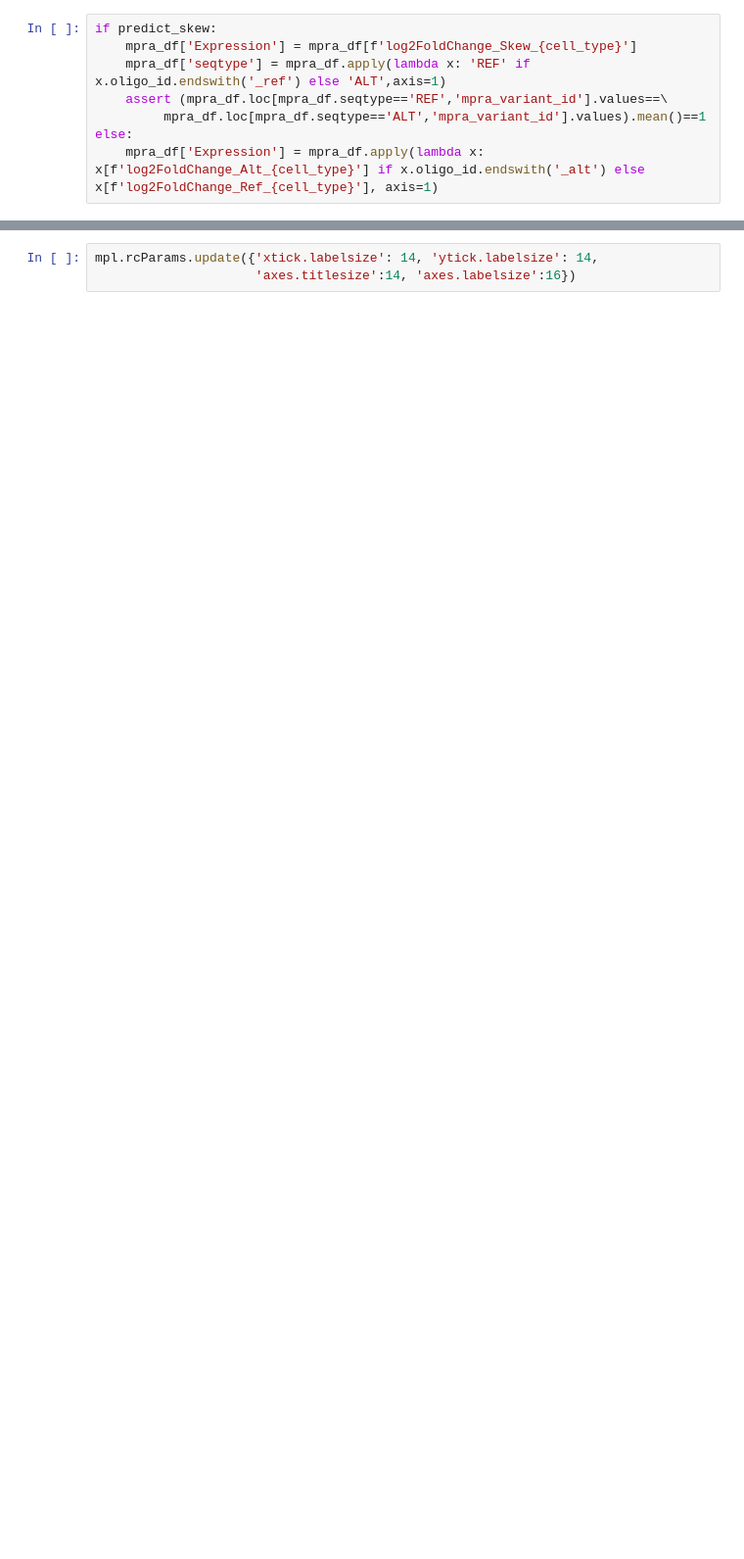
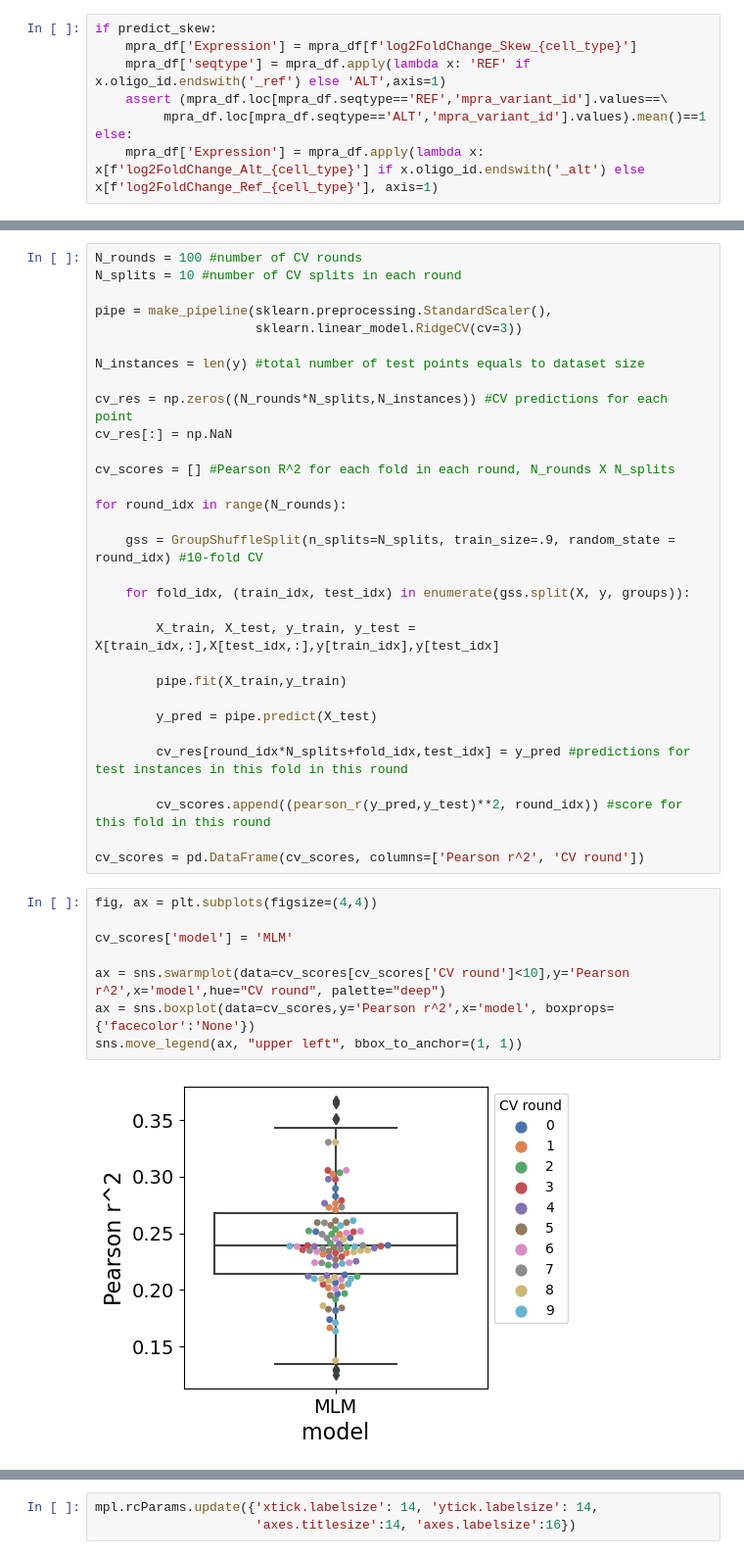
Before and after one commit to sergeyvilov/MLM, a Jupyter notebook: mammals_model/expression_griesemer.ipynb, the cells around one changed output, grey strips where cells are left out. Shown: that part at 98% size. Cells and saved outputs as stored; diff of their text form; blank space fills up the shorter version.

```diff
--- a/mammals_model/expression_griesemer.ipynb
+++ b/mammals_model/expression_griesemer.ipynb
@@ -348,0 +508,41 @@ clear_output()
+# %%
+N_rounds = 100 #number of CV rounds
+N_splits = 10 #number of CV splits in each round
+
+pipe = make_pipeline(sklearn.preprocessing.StandardScaler(),
+                     sklearn.linear_model.RidgeCV(cv=3))
+
+N_instances = len(y) #total number of test points equals to dataset size
+
+cv_res = np.zeros((N_rounds*N_splits,N_instances)) #CV predictions for each point
+cv_res[:] = np.NaN
+
+cv_scores = [] #Pearson R^2 for each fold in each round, N_rounds X N_splits
+
+for round_idx in range(N_rounds):
+
+    gss = GroupShuffleSplit(n_splits=N_splits, train_size=.9, random_state = round_idx) #10-fold CV
+
+    for fold_idx, (train_idx, test_idx) in enumerate(gss.split(X, y, groups)):
+
+        X_train, X_test, y_train, y_test = X[train_idx,:],X[test_idx,:],y[train_idx],y[test_idx]
+
+        pipe.fit(X_train,y_train)
+
+        y_pred = pipe.predict(X_test)
+
+        cv_res[round_idx*N_splits+fold_idx,test_idx] = y_pred #predictions for test instances in this fold in this round
+
+        cv_scores.append((pearson_r(y_pred,y_test)**2, round_idx)) #score for this fold in this round
+
+cv_scores = pd.DataFrame(cv_scores, columns=['Pearson r^2', 'CV round'])
+# %%
+fig, ax = plt.subplots(figsize=(4,4))
+
+cv_scores['model'] = 'MLM'
+
+ax = sns.swarmplot(data=cv_scores[cv_scores['CV round']<10],y='Pearson r^2',x='model',hue="CV round", palette="deep")
+ax = sns.boxplot(data=cv_scores,y='Pearson r^2',x='model', boxprops={'facecolor':'None'})
+sns.move_legend(ax, "upper left", bbox_to_anchor=(1, 1))
+# %% [output]
+[figure, added]
```
Also changed, not shown: parts of 53 cells of this notebook, 1 other file.
